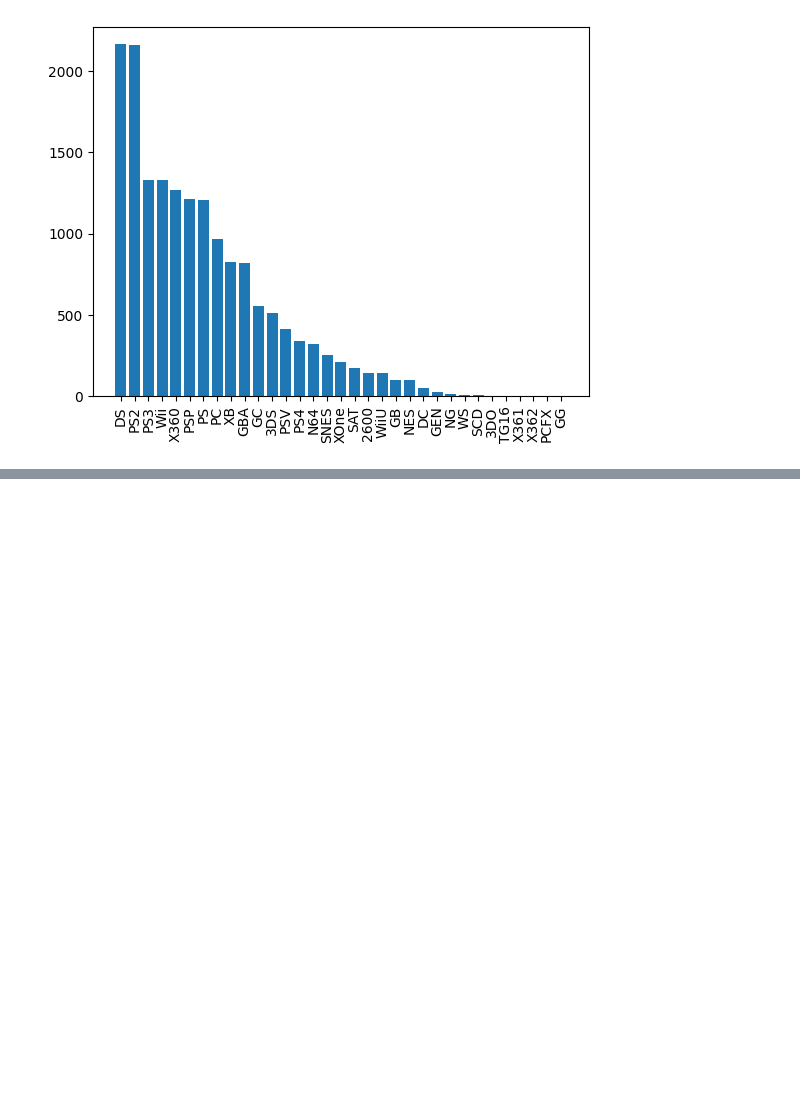
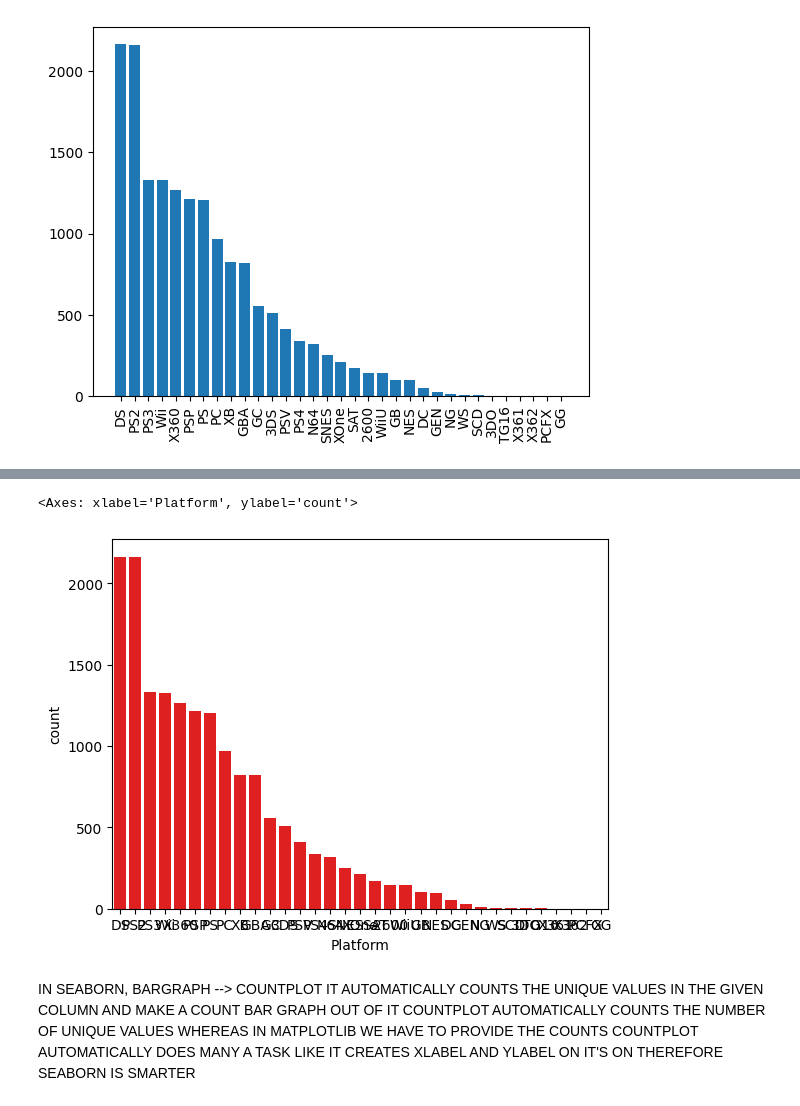
Before and after one commit to AbhinavGangwar12/Pandas, a Jupyter notebook: matplotlib_one.ipynb, the cells around one changed output, grey strips where cells are left out. Saved outputs shown, nothing was run; the diff lists cells and outputs as text; code cells hidden in the pictures; blank space fills up the shorter version.

```diff
--- a/matplotlib_one.ipynb
+++ b/matplotlib_one.ipynb
@@ -142,0 +153,12 @@ mp.show()#will show the final plot after doing all the customisations above it a
+# %%
+sns.countplot(data=df,order = df["Platform"].value_counts().index,x = "Platform",color="Red")
+sns.x
+# %% [output]
+<Axes: xlabel='Platform', ylabel='count'>
+[figure, added]
+# %% [markdown]
+IN SEABORN, BARGRAPH --> COUNTPLOT
+IT AUTOMATICALLY COUNTS THE UNIQUE VALUES IN THE GIVEN COLUMN AND MAKE A COUNT BAR GRAPH OUT OF IT
+COUNTPLOT AUTOMATICALLY COUNTS THE NUMBER OF UNIQUE VALUES WHEREAS IN MATPLOTLIB WE HAVE TO PROVIDE THE COUNTS
+COUNTPLOT AUTOMATICALLY DOES MANY A TASK LIKE IT CREATES XLABEL AND YLABEL ON IT'S ON
+THEREFORE SEABORN IS SMARTER
```
Also changed, not shown: parts of 16 cells of this notebook.
